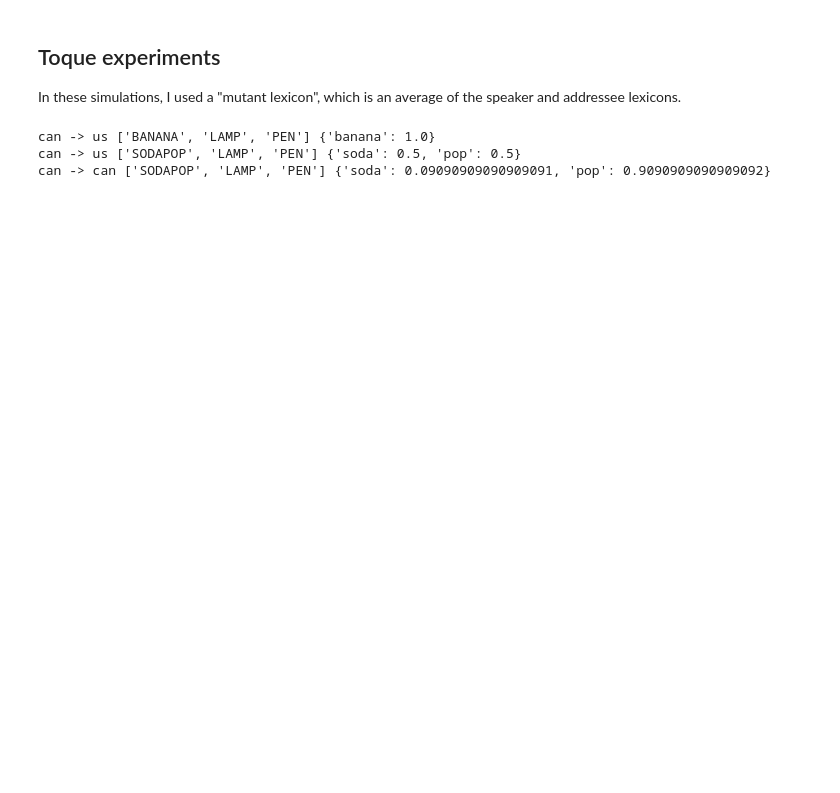
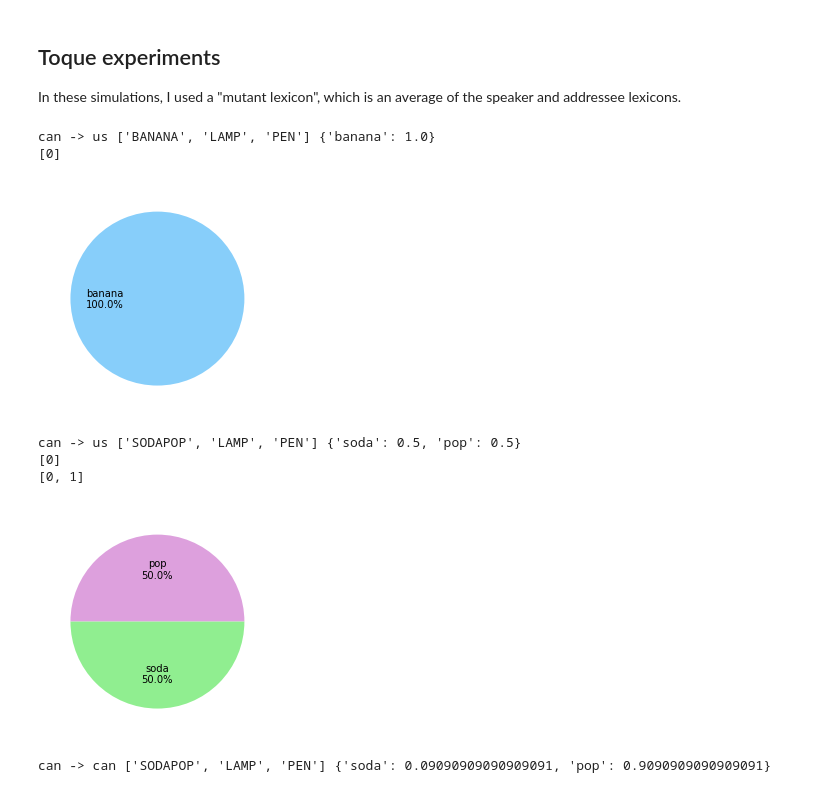
Before and after one commit to annak-k/vocabulary-mismatch-model, a Jupyter notebook: toque_experiments_new.ipynb, the cells around one changed output. Drawn from its saved outputs; the diff is of its cells as text; code cells hidden in the pictures; blank space fills up the shorter version.

```diff
--- a/toque_experiments_new.ipynb
+++ b/toque_experiments_new.ipynb
@@ -6,24 +6,36 @@ In these simulations, I used a "mutant lexicon", which is an average of the spea
 # Initialize agents
 
 import model
-lambda_val = .1
+lambda_val = 1
 can_agent = model.Agent("CAN", lambda_param=lambda_val)
 us_agent = model.Agent("US", lambda_param=lambda_val)
 uk_agent = model.Agent("UK", lambda_param=lambda_val)
 # %%
 # With/without variation in preferred term
+
+import visualizations
 
 context_no_mismatch = ["BANANA", "LAMP", "PEN"]
 context_mismatch = ["SODAPOP", "LAMP", "PEN"]
 
+no_mismatch_result = can_agent.produce_matrix_mutant(context_no_mismatch, us_agent)
+print("can -> us", context_no_mismatch, no_mismatch_result)
+visualizations.make_pie_plot(no_mismatch_result)
 
-print("can -> us", context_no_mismatch, can_agent.produce_matrix_mutant(context_no_mismatch, us_agent))
-print("can -> us", context_mismatch, can_agent.produce_matrix_mutant(context_mismatch, us_agent))
+mismatch_result = can_agent.produce_matrix_mutant(context_mismatch, us_agent)
+print("can -> us", context_mismatch, mismatch_result)
+visualizations.make_pie_plot(mismatch_result)
+
 print("can -> can", context_mismatch, can_agent.produce_matrix_mutant(context_mismatch, can_agent))
 # %% [output]
 can -> us ['BANANA', 'LAMP', 'PEN'] {'banana': 1.0}
-can -> us ['SODAPOP', 'LAMP', 'PEN'] {'soda': 0.5, 'pop': 0.5}
-can -> can ['SODAPOP', 'LAMP', 'PEN'] {'soda': 0.09090909090909091, 'pop': 0.9090909090909092}
+[0]
+[figure, added]
+can -> us ['SODAPOP', 'LAMP', 'PEN'] {'soda': 0.5, 'pop': 0.5}
+[0]
+[0, 1]
+[figure, added]
+can -> can ['SODAPOP', 'LAMP', 'PEN'] {'soda': 0.09090909090909091, 'pop': 0.9090909090909091}
 # %%
 # Ambiguity case -- based simply on literal listener
 
```
Also changed, not shown: parts of 2 cells of this notebook, 4 other files.
